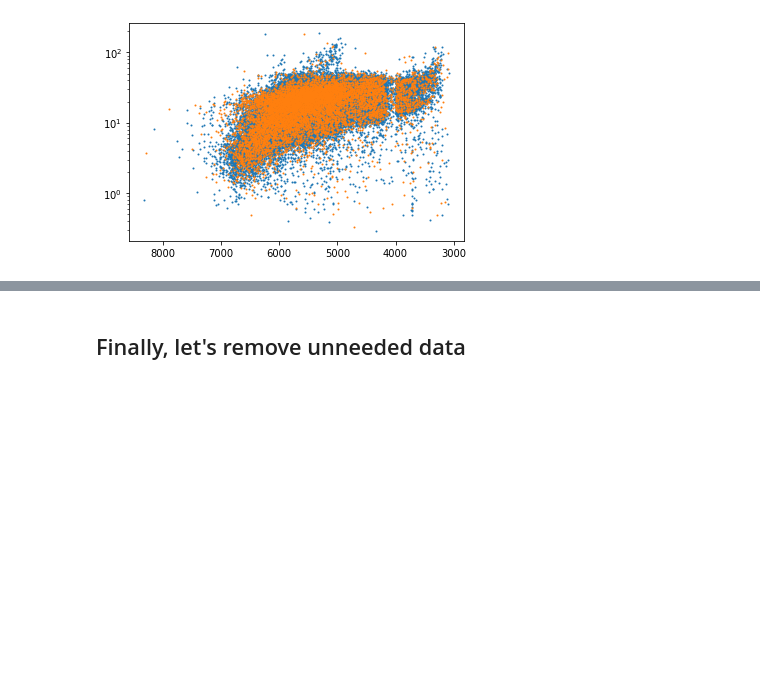
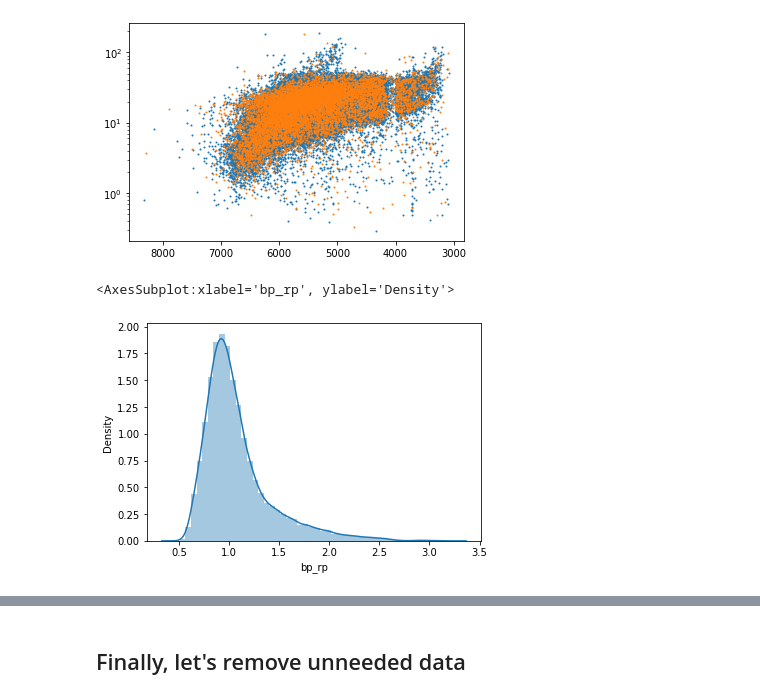
Before and after one commit to ojhall94/michael, a Jupyter notebook: Notebooks/build_prior_sample.ipynb, the cells around one changed output, grey strips where cells are left out. Cells and saved outputs as stored; diff of their text form; code cells hidden in the pictures; blank space fills up the shorter version.

```diff
--- a/Notebooks/build_prior_sample.ipynb
+++ b/Notebooks/build_prior_sample.ipynb
@@ -228,0 +229,5 @@ pri.to_csv('../Data/full_prior_data.csv', index=None)
+# %%
+sns.distplot(pri.bp_rp)
+# %% [output]
+<AxesSubplot:xlabel='bp_rp', ylabel='Density'>
+[figure, added]
```
Also changed, not shown: parts of 3 cells of this notebook, 3 other files.
